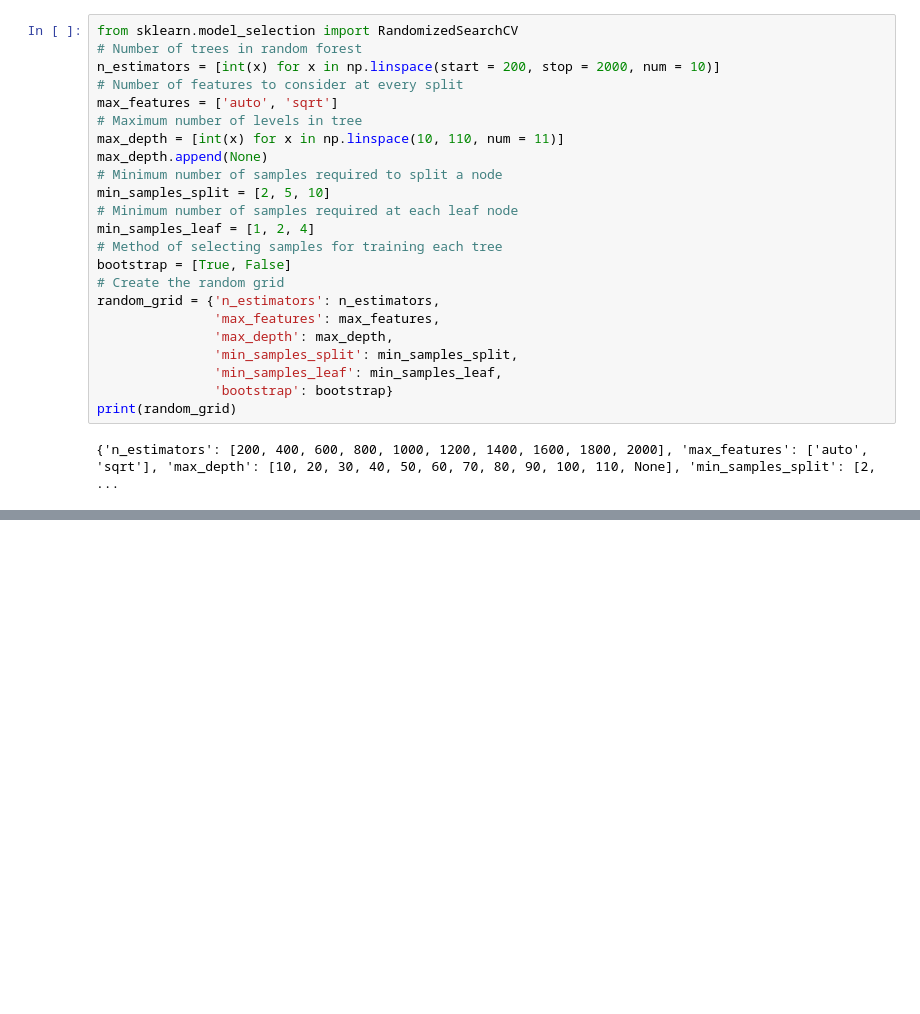
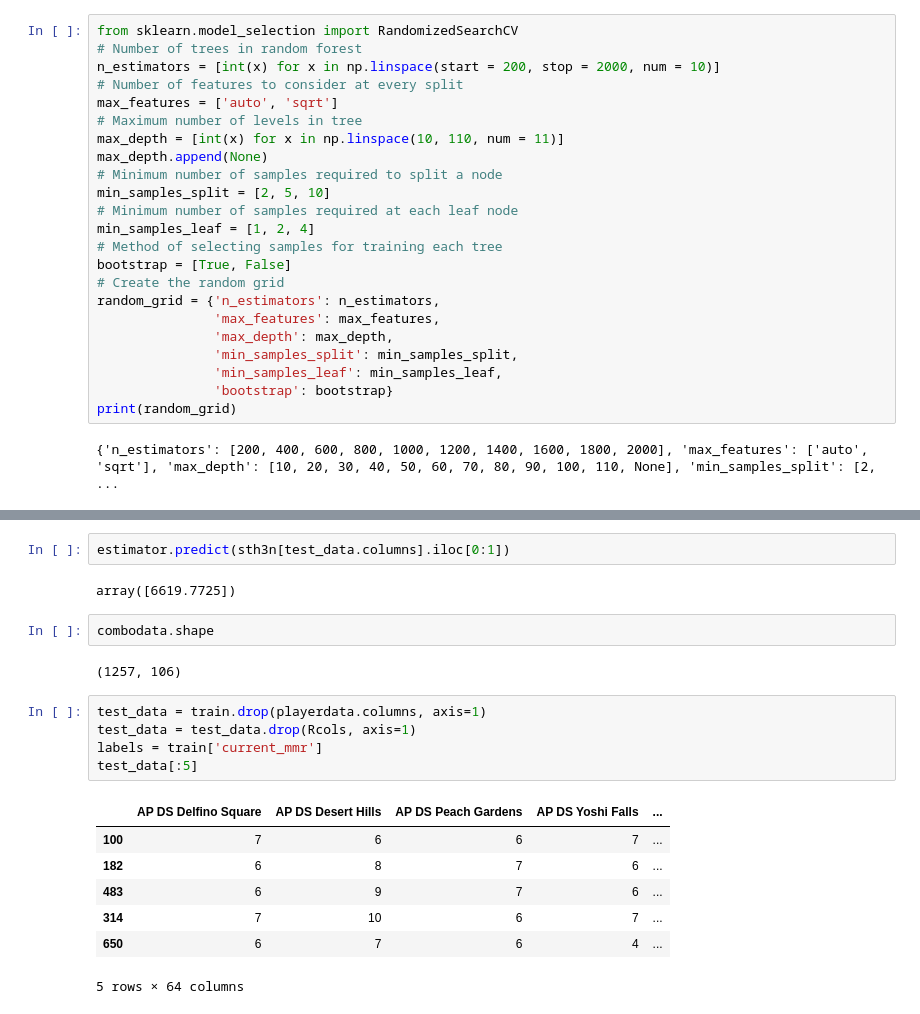
Before and after one commit to fordjackson26/CS5394Project3, a Jupyter notebook: loungedata.ipynb, the cells around one changed output, grey strips where cells are left out. Saved outputs shown, nothing was run; the diff lists cells and outputs as text; blank space fills up the shorter version.

```diff
--- a/loungedata.ipynb
+++ b/loungedata.ipynb
@@ -521,0 +527,21 @@ print(final_rmse)
+# %%
+estimator.predict(sth3n[test_data.columns].iloc[0:1])
+# %% [output]
+array([6619.7725])
+# %%
+combodata.shape
+# %% [output]
+(1257, 106)
+# %%
+test_data = train.drop(playerdata.columns, axis=1)
+test_data = test_data.drop(Rcols, axis=1)
+labels = train['current_mmr']
+test_data[:5]
+# %% [output]
+|  | AP DS Delfino Square | AP DS Desert Hills | AP DS Peach Gardens | AP DS Yoshi Falls | ... |
+| 100 | 7 | 6 | 6 | 7 | ... |
+| 182 | 6 | 8 | 7 | 6 | ... |
+| 483 | 6 | 9 | 7 | 6 | ... |
+| 314 | 7 | 10 | 6 | 7 | ... |
+| 650 | 6 | 7 | 6 | 4 | ... |
+5 rows × 64 columns
```
Also changed, not shown: parts of 19 cells of this notebook.
